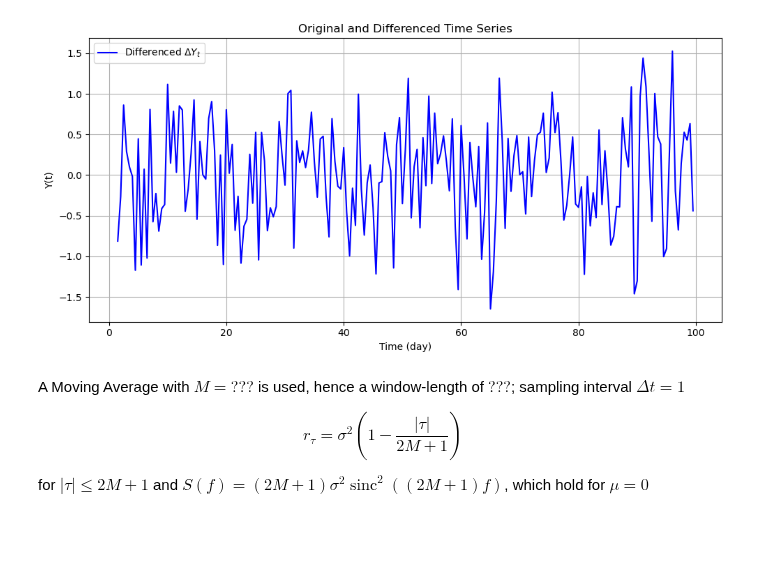
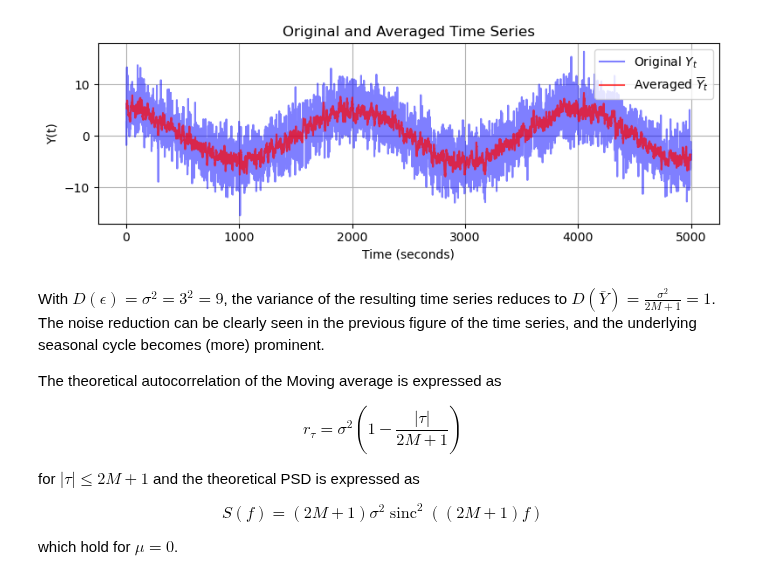
Before and after one commit to TUDelft-MUDE/book, a Jupyter notebook: book/time_series/movingAverage.ipynb, the cells around one changed output. Drawn from its saved outputs; the diff is of its cells as text; code cells hidden in the pictures; blank space fills up the shorter version.

```diff
--- a/book/time_series/movingAverage.ipynb
+++ b/book/time_series/movingAverage.ipynb
@@ -44,31 +60,47 @@ Text(0.5, 1.0, '$Y(t)$')
 # %%
-# Moving average and differencing
-k = 3  # Moving average window
-Y_bar = np.full(m, np.nan)  # Placeholder for moving average
-delta_Y = np.full(m, np.nan)  # Placeholder for differenced signal
+M = 4  # Moving average window (samples)
+Y_bar = np.full(m, np.nan)  # Moving average signal
+delta_Y = np.full(m, np.nan)  # Differenced signal
 
-# Compute moving average and ΔY_t using the formula
-for t in range(k, m):
-    Y_bar[t] = np.mean(y[t-k:t])  # mean of previous k values
+Y_bar2 = np.full(m, np.nan)  # Moving average signal
+delta_Y2 = np.full(m, np.nan)  # Differenced signal
+
+# Compute moving average and differenced signal (M = 4)
+for t in range(M, len(y) - M):
+
+    Y_bar[t] = np.mean(y[t-M:t+M+1])  # mean of previous M values
     delta_Y[t] = y[t] - Y_bar[t]
 
+M_2 = M*5  # Moving average window (samples)
+# Compute moving average and differenced signal (M = 20)
+for t in range(M_2, len(y) - M_2):
+
+    Y_bar2[t] = np.mean(y[t-M_2:t+M_2+1])  # mean of previous M values
+    delta_Y2[t] = y[t] - Y_bar2[t]
+
 # Plotting
-plt.figure(figsize=(10,5))
-# plt.plot(time, y, label='Original $Y_t$', color='red', alpha=0.5)
-plt.plot(time, delta_Y, label='Differenced $\Delta Y_t$', color='blue')
-plt.xlabel('Time (day)')
+plt.figure(figsize=(8,3))
+plt.plot(time, y, label='Original $Y_t$', color='blue', alpha=0.5)
+plt.plot(time, Y_bar, label='Averaged $\overline{Y}_t$', color='red',alpha=0.7)
+plt.xlabel('Time (seconds)')
 plt.ylabel('Y(t)')
-plt.title('Original and Differenced Time Series')
+plt.title('Original and Averaged Time Series')
 plt.grid(True)
 plt.legend()
 plt.tight_layout()
 plt.show()
 # %% [output]
-[figure, old version]
+[figure, new version]
 # %% [markdown]
-A Moving Average with $M=???$ is used, hence a window-length of $???$; sampling interval $\Delta t = 1$
+With $D(\epsilon)=\sigma^2=3^2=9$, the variance of the resulting time series reduces to $D(\bar{Y})=\frac{\sigma^2}{2M+1}=1$.
+The noise reduction can be clearly seen in the previous figure of the time series, and the underlying seasonal cycle becomes (more) prominent.
+
+The theoretical autocorrelation of the Moving average is expressed as
 
 $$r_{\tau} = \sigma^2 (1-\frac{|\tau|}{2M+1})$$
 
-for $|\tau| \leq 2M+1$ and $S(f) = (2M+1) \sigma^2 \operatorname{sinc}^2((2M+1)f)$,
-which hold for $\mu = 0$
+for $|\tau| \leq 2M+1$ and the theoretical PSD is expressed as
+
+$$S(f) = (2M+1) \sigma^2 \operatorname{sinc}^2((2M+1)f)$$
+
+which hold for $\mu = 0$.
```
Also changed, not shown: parts of 8 cells of this notebook.
